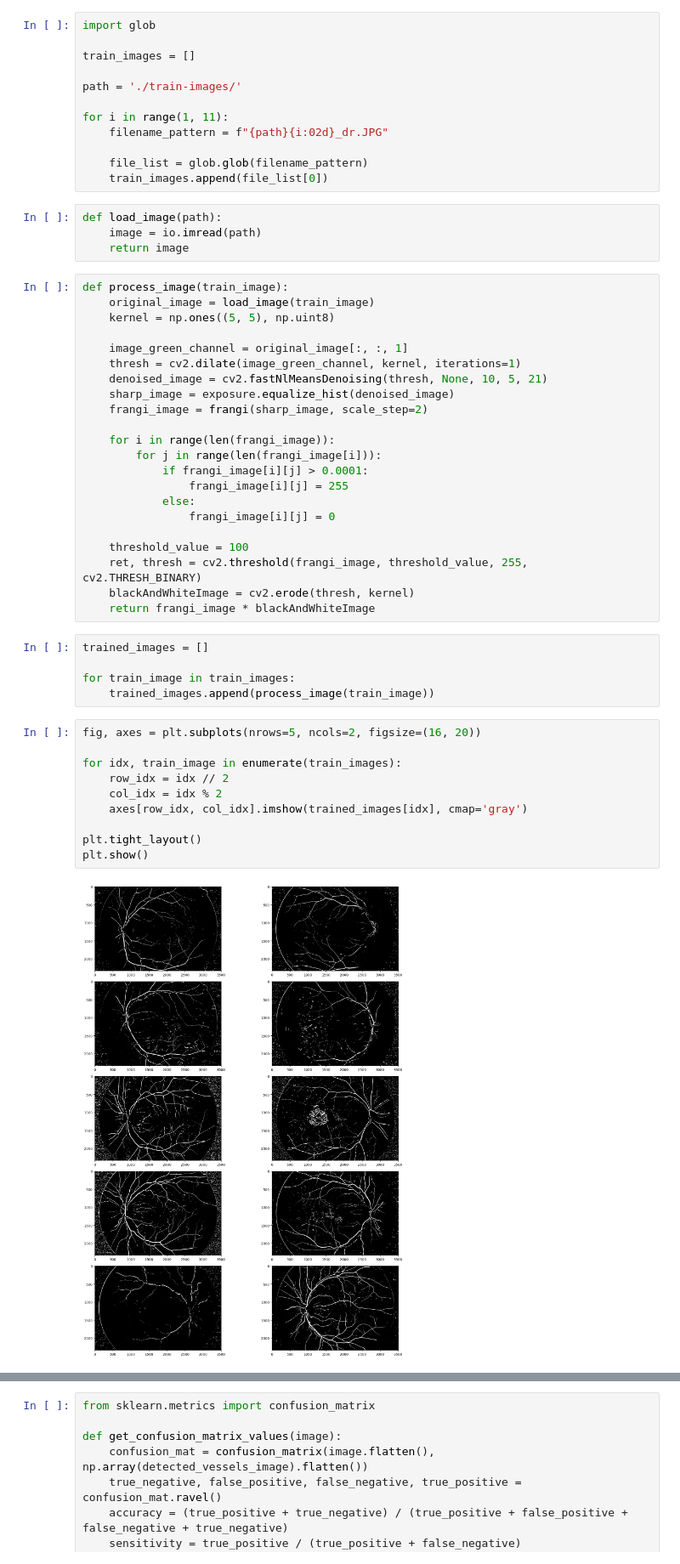
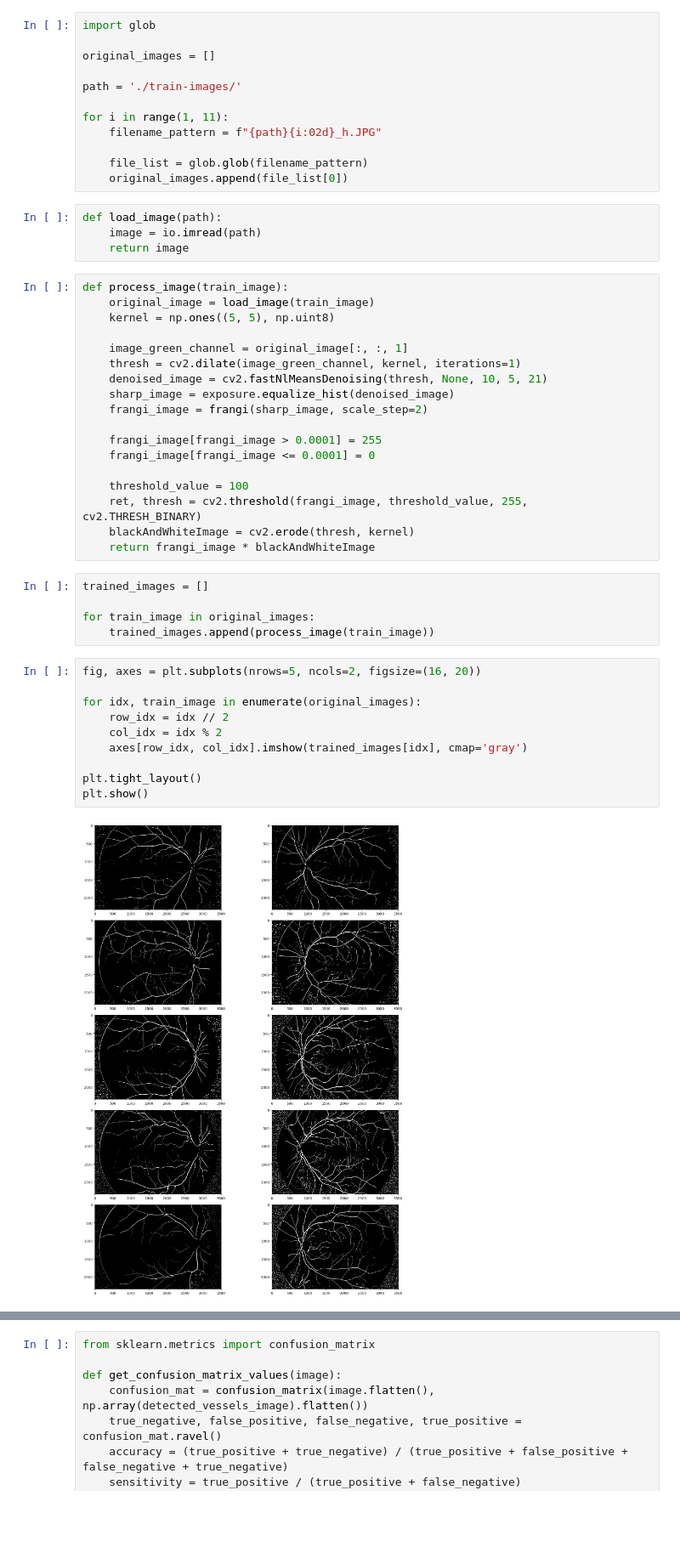
Before and after one commit to zcienka/blood-vessels-segmentation, a Jupyter notebook: 148201.ipynb, the cells around one changed output, grey strips where cells are left out. Shown at 85% size. Cells and saved outputs as stored; diff of their text form; blank space fills up the shorter version.

Commit message:
Update image preprocessing

```diff
--- a/148201.ipynb
+++ b/148201.ipynb
@@ -18,15 +18,15 @@ from PIL import Image
 # %%
 import glob
 
-train_images = []
+original_images = []
 
 path = './train-images/'
 
 for i in range(1, 11):
-    filename_pattern = f"{path}{i:02d}_dr.JPG"
+    filename_pattern = f"{path}{i:02d}_h.JPG"
 
     file_list = glob.glob(filename_pattern)
-    train_images.append(file_list[0])
+    original_images.append(file_list[0])
 # %%
 def load_image(path):
     image = io.imread(path)
@@ -42,12 +42,8 @@ def process_image(train_image):
     sharp_image = exposure.equalize_hist(denoised_image)
     frangi_image = frangi(sharp_image, scale_step=2)
 
-    for i in range(len(frangi_image)):
-        for j in range(len(frangi_image[i])):
-            if frangi_image[i][j] > 0.0001:
-                frangi_image[i][j] = 255
-            else:
-                frangi_image[i][j] = 0
+    frangi_image[frangi_image > 0.0001] = 255
+    frangi_image[frangi_image <= 0.0001] = 0
 
     threshold_value = 100
     ret, thresh = cv2.threshold(frangi_image, threshold_value, 255, cv2.THRESH_BINARY)
@@ -56,17 +52,17 @@ def process_image(train_image):
 # %%
 trained_images = []
 
-for train_image in train_images:
+for train_image in original_images:
     trained_images.append(process_image(train_image))
 # %%
 fig, axes = plt.subplots(nrows=5, ncols=2, figsize=(16, 20))
 
-for idx, train_image in enumerate(train_images):
+for idx, train_image in enumerate(original_images):
     row_idx = idx // 2
     col_idx = idx % 2
     axes[row_idx, col_idx].imshow(trained_images[idx], cmap='gray')
 
 plt.tight_layout()
 plt.show()
 # %% [output]
-[figure, old version]
+[figure, new version]
```
Also changed, not shown: parts of 16 cells of this notebook.
